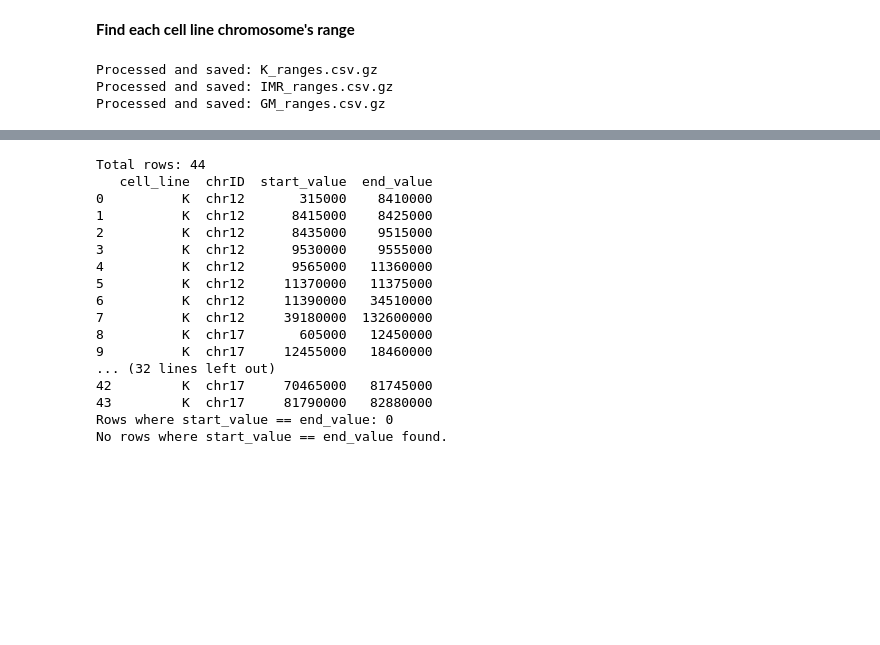
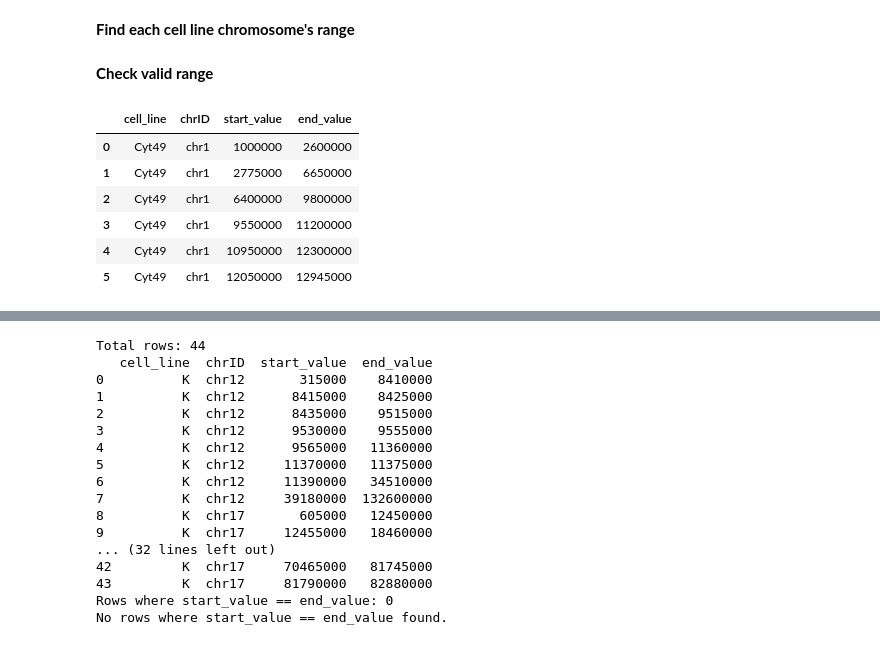
Before and after one commit to ScheWann/ChromPolymerDB, a Jupyter notebook: Scripts/extraction.ipynb, the cells around one changed output, grey strips where cells are left out. Cells and saved outputs as stored; diff of their text form; code cells hidden in the pictures; blank space fills up the shorter version.

```diff
--- a/Scripts/extraction.ipynb
+++ b/Scripts/extraction.ipynb
@@ -228,12 +227,26 @@ def main(input_folder, output_folder, num_workers=4):
     with Pool(num_workers) as pool:
         pool.map(process_file, files)
 
-input_folder = "../Data/refined_processed_HiC"
-output_folder = "../Data/seqs"
+input_folder = "./refined_processed_HiC"
+output_folder = "./seqs"
 
 
 main(input_folder, output_folder)
-# %% [output]
-Processed and saved: K_ranges.csv.gz
-Processed and saved: IMR_ranges.csv.gz
-Processed and saved: GM_ranges.csv.gz
+# %% [markdown]
+**Check valid range**
+# %%
+file_path = "../Data/valid_regions/Cyt49_valid_regions.csv.gz"
+Cyt49v2_valid_df = pd.read_csv(file_path, compression="gzip")
+filtered_valid_df = Cyt49v2_valid_df[
+    (Cyt49v2_valid_df['end_value'] <= 12945000) &
+    (Cyt49v2_valid_df['chrID'] == 'chr1')
+]
+filtered_valid_df
+# %% [output]
+|  | cell_line | chrID | start_value | end_value |
+| 0 | Cyt49 | chr1 | 1000000 | 2600000 |
+| 1 | Cyt49 | chr1 | 2775000 | 6650000 |
+| 2 | Cyt49 | chr1 | 6400000 | 9800000 |
+| 3 | Cyt49 | chr1 | 9550000 | 11200000 |
+| 4 | Cyt49 | chr1 | 10950000 | 12300000 |
+| 5 | Cyt49 | chr1 | 12050000 | 12945000 |
```
Also changed, not shown: parts of 4 cells of this notebook, 3 other files.
